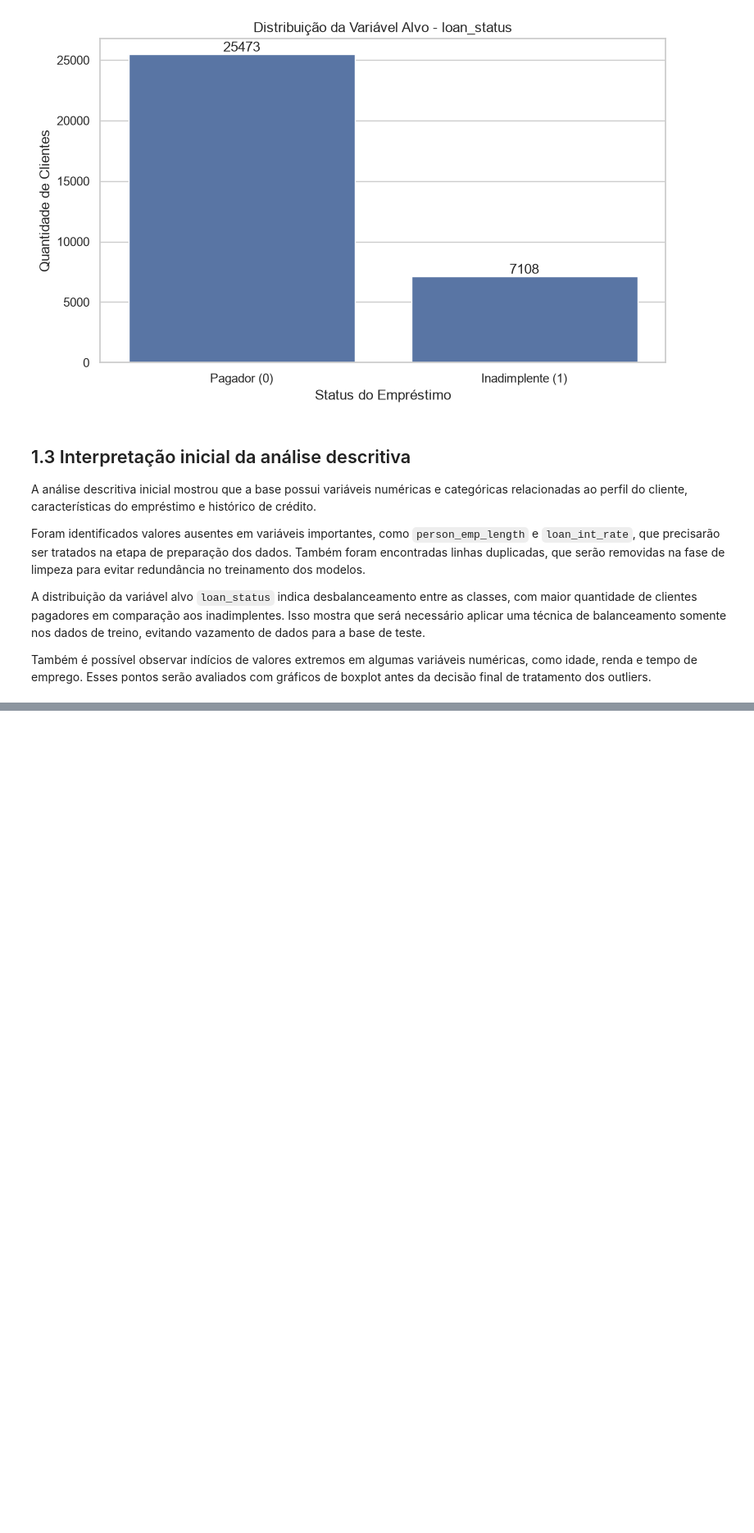
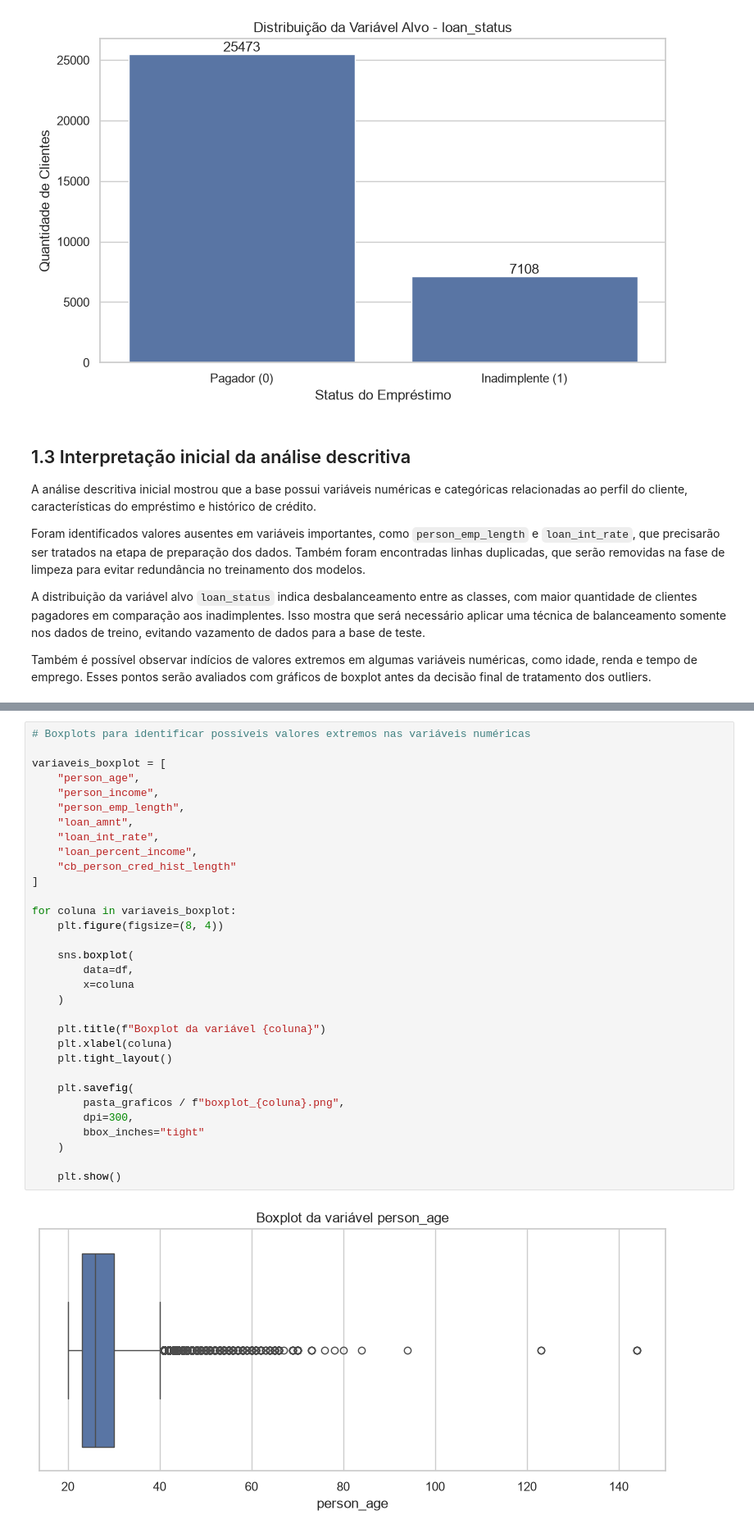
Before and after one commit to MarcioLuizBR/projeto-risco-credito-machine-learning, a Jupyter notebook: notebooks/pipeline_risco_credito.ipynb, the cells around one changed output, grey strips where cells are left out. Shown at 82% size. Cells and saved outputs as stored; diff of their text form; blank space fills up the shorter version.

```diff
--- a/notebooks/pipeline_risco_credito.ipynb
+++ b/notebooks/pipeline_risco_credito.ipynb
@@ -259,0 +321,34 @@ Também é possível observar indícios de valores extremos em algumas variávei
+# %%
+# Boxplots para identificar possíveis valores extremos nas variáveis numéricas
+
+variaveis_boxplot = [
+    "person_age",
+    "person_income",
+    "person_emp_length",
+    "loan_amnt",
+    "loan_int_rate",
+    "loan_percent_income",
+    "cb_person_cred_hist_length"
+]
+
+for coluna in variaveis_boxplot:
+    plt.figure(figsize=(8, 4))
+
+    sns.boxplot(
+        data=df,
+        x=coluna
+    )
+
+    plt.title(f"Boxplot da variável {coluna}")
+    plt.xlabel(coluna)
+    plt.tight_layout()
+
+    plt.savefig(
+        pasta_graficos / f"boxplot_{coluna}.png",
+        dpi=300,
+        bbox_inches="tight"
+    )
+
+    plt.show()
+# %% [output]
+[figure, added]
```
Also changed, not shown: parts of 8 cells of this notebook, 12 other files.
